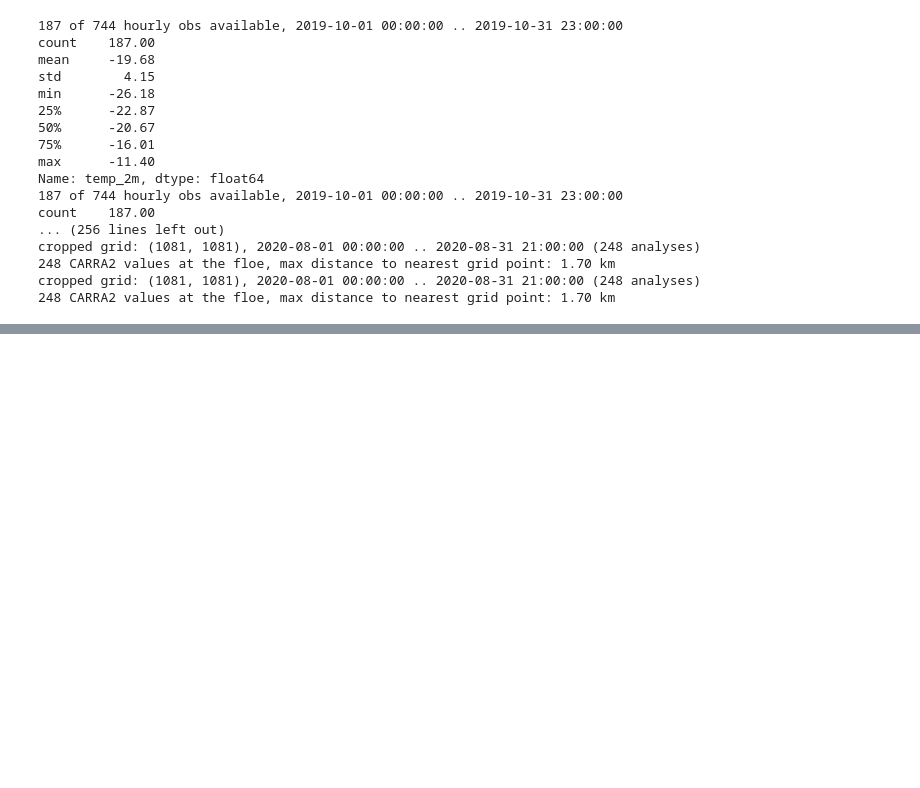
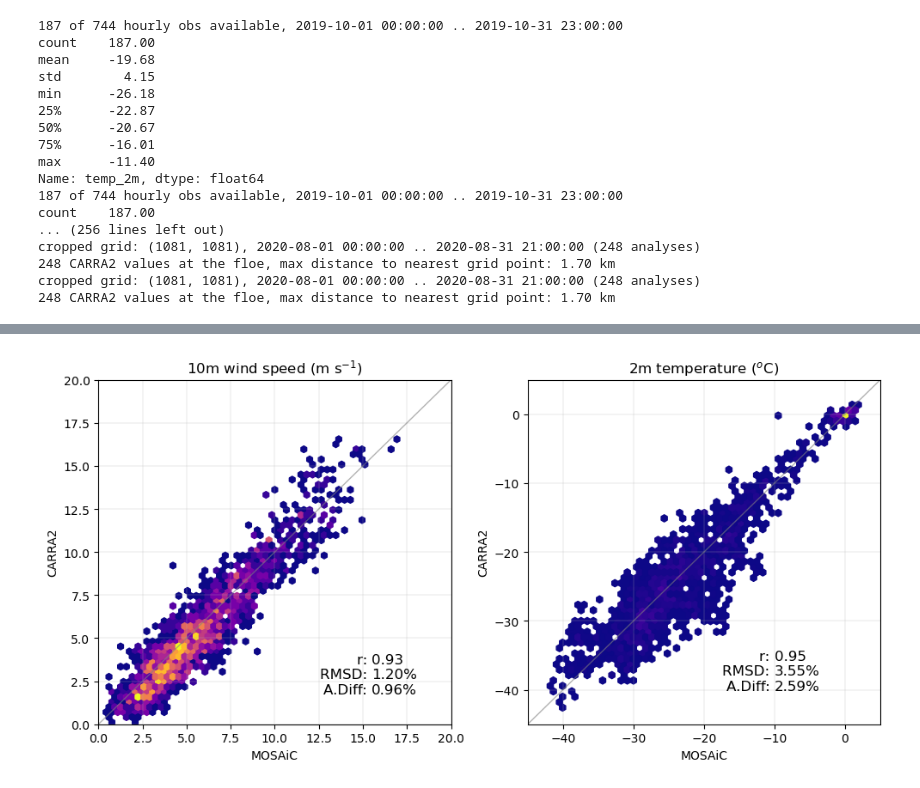
Before and after one commit to kristianpagh/PISCO_notebooks, a Jupyter notebook: MOSAiC_CARRA2_Comparison2.ipynb, the cells around one changed output, grey strips where cells are left out. Drawn from its saved outputs; the diff is of its cells as text; code cells hidden in the pictures; blank space fills up the shorter version.

```diff
--- a/MOSAiC_CARRA2_Comparison2.ipynb
+++ b/MOSAiC_CARRA2_Comparison2.ipynb
@@ -336,0 +562,46 @@ plt.show()
+# %%
+fig, ax = plt.subplots(1,2,figsize=(10,5))
+
+hb = ax[0].hexbin(wspd_all_full['MOSAiC obs'],wspd_all_full['CARRA2'],
+    gridsize=50,cmap='plasma',mincnt=1)
+
+ax[1].hexbin(t2m_all_full['MOSAiC obs'],t2m_all_full['CARRA2'],
+    gridsize=50,cmap='plasma',mincnt=1)
+
+ax[0].axline((0, 0), (20,20), linestyle='-', color='grey', alpha=0.6,linewidth=1)
+ax[0].set_xlim([0,20])
+ax[0].set_ylim([0,20])
+ax[0].set_title('10m wind speed (m s$^{-1}$)',fontsize=12)
+
+ax[1].axline((-45, -45), (10,10), linestyle='-', color='grey', alpha=0.6,linewidth=1)
+ax[1].set_xlim([-45,5])
+ax[1].set_ylim([-45,5])
+ax[1].set_title('2m temperature ($^{o}$C)',fontsize=12)
+
+for i in range(0,2):
+    ax[i].set_xlabel('MOSAiC')
+    ax[i].set_ylabel('CARRA2')
+    ax[i].grid(linewidth = 0.2)
+
+# Stats
+ax[0].text(15.5,5,f"\nr: \nRMSD: \nA.Diff: \n",
+           fontsize=12,verticalalignment='top',horizontalalignment='right')
+ax[0].text(15.5,5,f"\n{corr(wspd_all_full['MOSAiC obs'],wspd_all_full['CARRA2']):.2f} \n"
+           f"{rmsd(wspd_all_full['MOSAiC obs'],wspd_all_full['CARRA2']):.2f}%\n"
+           f"{absdiff(wspd_all_full['MOSAiC obs'],wspd_all_full['CARRA2']):.2f}%",
+           fontsize=12,verticalalignment='top',horizontalalignment='left')
+
+
+ax[1].text(-10,-32,f"\nr: \nRMSD: \nA.Diff: \n",
+           fontsize=12,verticalalignment='top',horizontalalignment='right')
+ax[1].text(-10,-32,f"\n{corr(t2m_all_full['MOSAiC obs'],t2m_all_full['CARRA2']):.2f} \n"
+           f"{rmsd(t2m_all_full['MOSAiC obs'],t2m_all_full['CARRA2']):.2f}%\n"
+           f"{absdiff(t2m_all_full['MOSAiC obs'],t2m_all_full['CARRA2']):.2f}%",
+           fontsize=12,verticalalignment='top',horizontalalignment='left')
+
+plt.tight_layout()
+plt.show()
+
+fig.savefig('C:/Users/Administrator/Documents/SnowPI_Hackathon/Figures/MOSAiC_CARRA2_Scatter.png',dpi=300,bbox_inches="tight")
+# %% [output]
+[figure, added]
```
Also changed, not shown: parts of 26 cells of this notebook.
